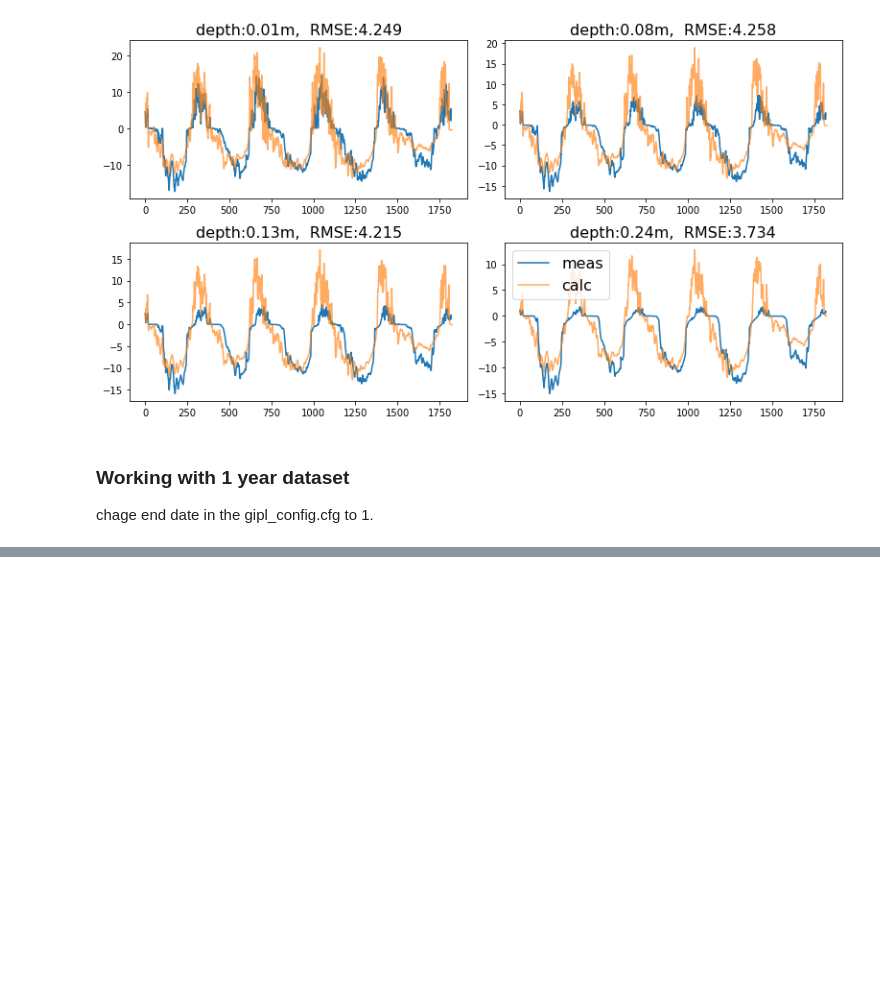
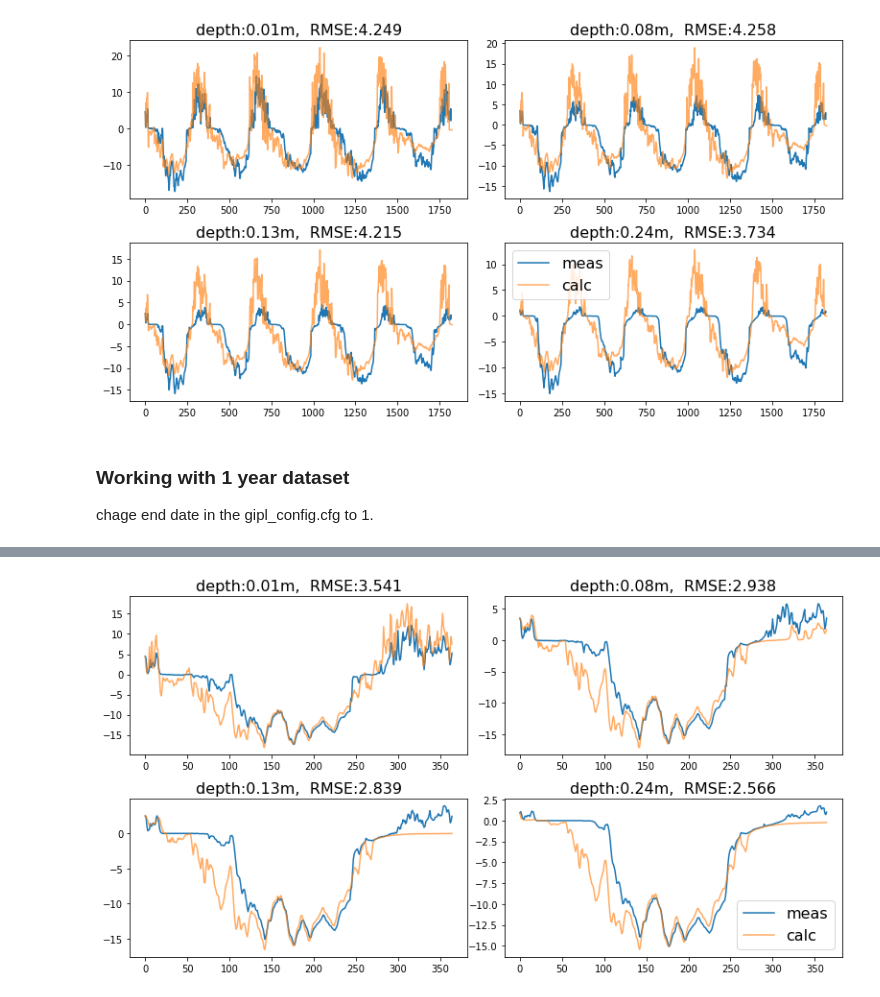
Before and after one commit to allisonwelch1/GIPL, a Jupyter notebook: allison_results_plot.ipynb, the cells around one changed output, grey strips where cells are left out. Saved outputs shown, nothing was run; the diff lists cells and outputs as text; code cells hidden in the pictures; blank space fills up the shorter version.

```diff
--- a/allison_results_plot.ipynb
+++ b/allison_results_plot.ipynb
@@ -142,0 +121,6 @@ plot_ground_temps(hh)
+# %%
+subprocess.call(["./gipl"])
+hh=['0.01m', '0.08m', '0.13m', '0.24m']
+plot_ground_temps(hh)
+# %% [output]
+[figure, added]
```
Also changed, not shown: parts of 14 cells of this notebook.
